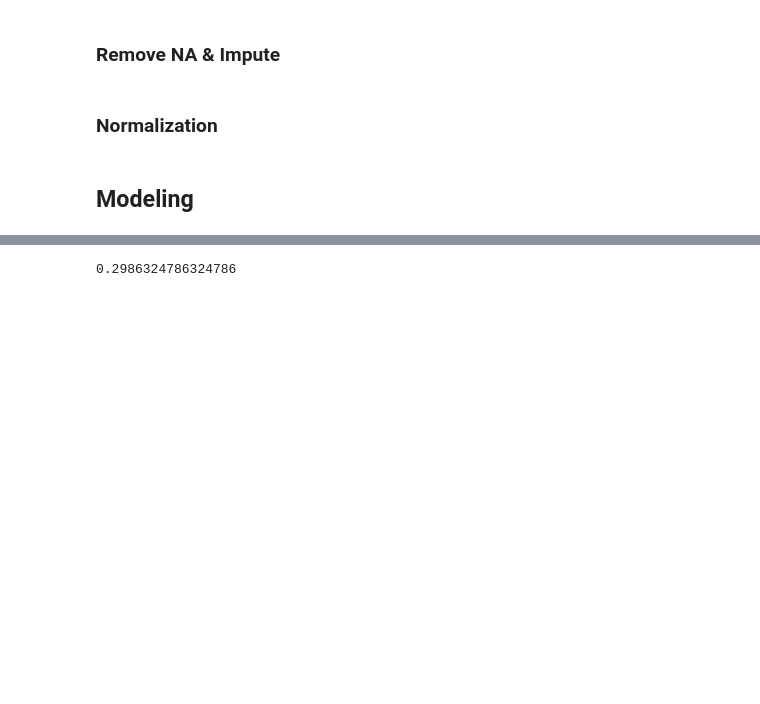
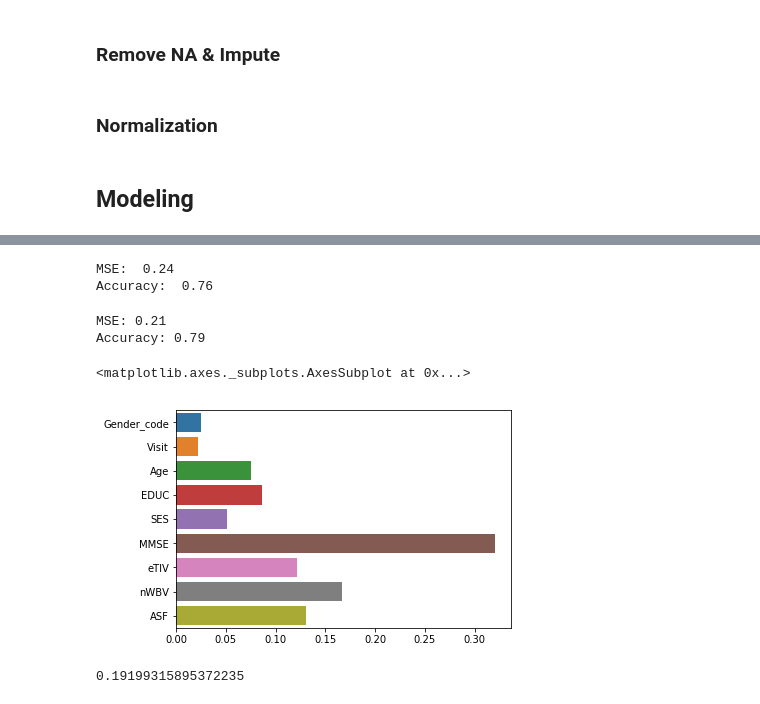
Before and after one commit to HHHuiyu/MRI-and-Alzheimers-BIOF509-FP-, a Jupyter notebook: BIOF509-FP-Huiyu.ipynb, the cells around one changed output, grey strips where cells are left out. Cells and saved outputs as stored; diff of their text form; code cells hidden in the pictures; blank space fills up the shorter version.

```diff
--- a/BIOF509-FP-Huiyu.ipynb
+++ b/BIOF509-FP-Huiyu.ipynb
@@ -349,13 +373,44 @@ mean_squared_error(y_test, y_predict)
+# %%
+# CV
+dtr.fit(X, y)
+
+cv = KFold(n_splits=5, shuffle=True, random_state=10)
+se = abs(np.mean(cross_val_score(dtr, X, y, cv=cv, scoring="neg_mean_squared_error")))
+acc = abs(np.mean(cross_val_score(dtr, X, y, cv=cv, scoring="accuracy")))
+print('MSE: ', np.round(se, 2))
+print('Accuracy: ', np.round(acc, 2))
+# %% [output]
+MSE:  0.24
+Accuracy:  0.76
 # %%
 # Random Forest (bagging)
-from sklearn.ensemble import RandomForestRegressor
+from sklearn.ensemble import RandomForestClassifier
 
-rf= RandomForestRegressor()
+rf= RandomForestClassifier(random_state = 123)
 rf.fit(X_train, y_train)
 y_predict = rf.predict(X_test)
 mean_squared_error(y_test, y_predict)
+
+se_rf = np.round(mean_squared_error(y_test, y_predict),2)
+acc_rf = np.round(accuracy_score(y_test, y_predict),2)
+print('MSE:', se_rf)
+print('Accuracy:', acc_rf)
+
+fea_ip = rf.feature_importances_
+sns.barplot(x = fea_ip, y = X.columns)
 # %% [output]
-0.2986324786324786
+MSE: 0.21
+Accuracy: 0.79
+<matplotlib.axes._subplots.AxesSubplot at 0x...>
+[figure, added]
+# %%
+# CV
+from sklearn.ensemble import RandomForestRegressor
+
+rf= RandomForestRegressor()
+abs(np.mean(cross_val_score(rf, X, y, cv=5, scoring="neg_mean_squared_error")))
+# %% [output]
+0.19199315895372235
 # %%
 # Gradient Boosting (boosting)
 # sequential improvement of models by training on their errors
```
Also changed, not shown: parts of 23 cells of this notebook.
